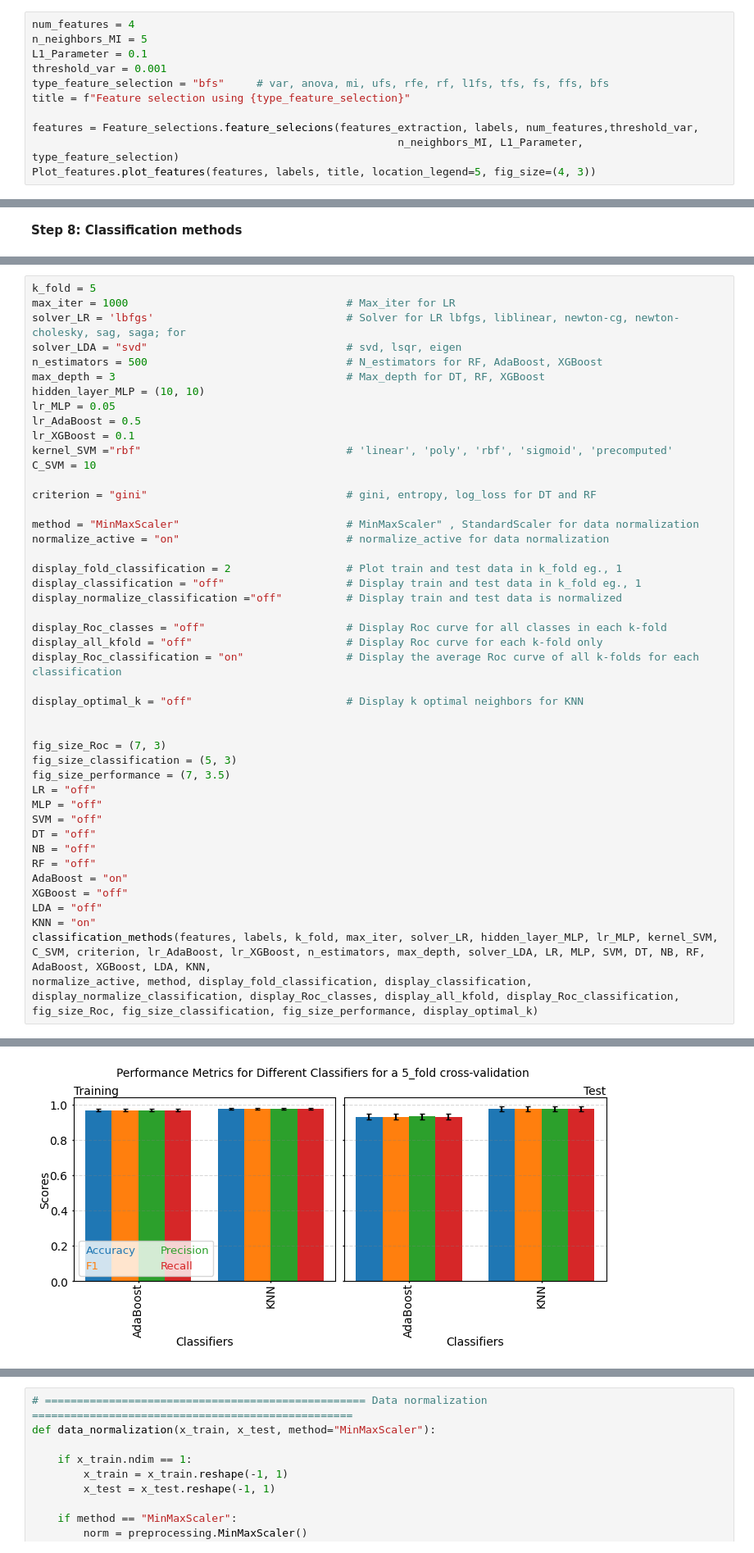
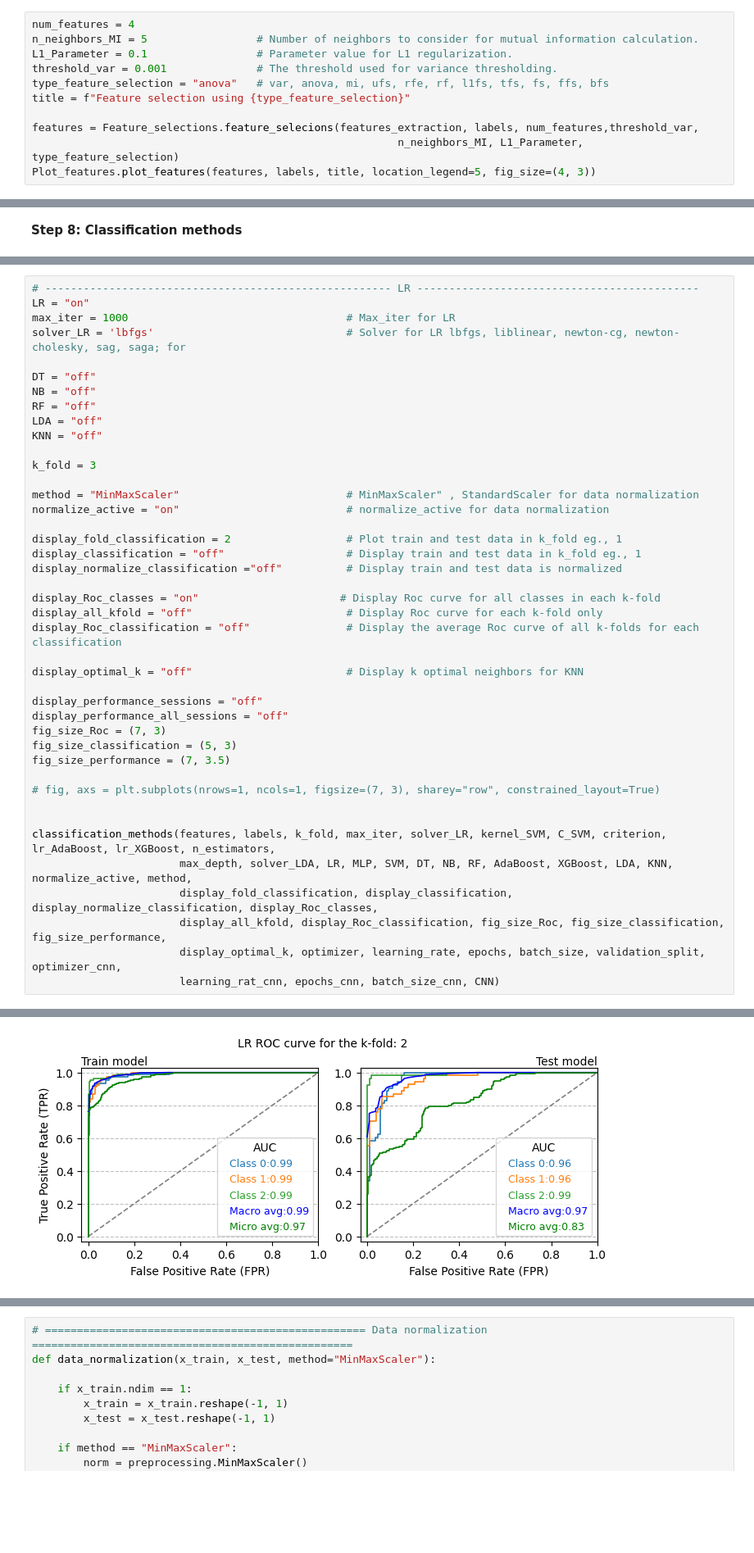
Before and after one commit to RezaSaadatyar/SSVEP-based-EEG-signal-processing, a Jupyter notebook: Code/Python/SSVEP.ipynb, the cells around one changed output, grey strips where cells are left out. Shown at 82% size. Drawn from its saved outputs; the diff is of its cells as text; blank space fills up the shorter version.

```diff
--- a/Code/Python/SSVEP.ipynb
+++ b/Code/Python/SSVEP.ipynb
@@ -615,10 +614,10 @@ Plot_features.plot_features(features_extraction, labels, title, location_legend=
   - Tree-based feature selection (TFS)
 # %%
 num_features = 4
-n_neighbors_MI = 5
-L1_Parameter = 0.1
-threshold_var = 0.001
-type_feature_selection = "bfs"     # var, anova, mi, ufs, rfe, rf, l1fs, tfs, fs, ffs, bfs
+n_neighbors_MI = 5                 # Number of neighbors to consider for mutual information calculation.
+L1_Parameter = 0.1                 # Parameter value for L1 regularization.
+threshold_var = 0.001              # The threshold used for variance thresholding.
+type_feature_selection = "anova"   # var, anova, mi, ufs, rfe, rf, l1fs, tfs, fs, ffs, bfs
 title = f"Feature selection using {type_feature_selection}"
 
 features = Feature_selections.feature_selecions(features_extraction, labels, num_features,threshold_var,
@@ -632,18 +660,16 @@ Plot_features.plot_features(features, labels, title, location_legend=5, fig_size
 # %%
-k_fold = 5
+# ------------------------------------------------------ LR --------------------------------------------
+LR = "on"
 max_iter = 1000                                  # Max_iter for LR
 solver_LR = 'lbfgs'                              # Solver for LR lbfgs, liblinear, newton-cg, newton-cholesky, sag, saga; for
-solver_LDA = "svd"                               # svd, lsqr, eigen
-n_estimators = 500                               # N_estimators for RF, AdaBoost, XGBoost
-max_depth = 3                                    # Max_depth for DT, RF, XGBoost
-hidden_layer_MLP = (10, 10)
-lr_MLP = 0.05
-lr_AdaBoost = 0.5
-lr_XGBoost = 0.1
-kernel_SVM ="rbf"                                # 'linear', 'poly', 'rbf', 'sigmoid', 'precomputed'
-C_SVM = 10
 
-criterion = "gini"                               # gini, entropy, log_loss for DT and RF
+DT = "off"
+NB = "off"
+RF = "off"
+LDA = "off"
+KNN = "off"
+
+k_fold = 3
 
 method = "MinMaxScaler"                          # MinMaxScaler" , StandardScaler for data normalization
 normalize_active = "on"                          # normalize_active for data normalization
@@ -652,26 +678,25 @@ display_fold_classification = 2                  # Plot train and test data in k
 display_classification = "off"                   # Display train and test data in k_fold eg., 1
 display_normalize_classification ="off"          # Display train and test data is normalized
 
-display_Roc_classes = "off"                      # Display Roc curve for all classes in each k-fold
+display_Roc_classes = "on"                      # Display Roc curve for all classes in each k-fold
 display_all_kfold = "off"                        # Display Roc curve for each k-fold only
-display_Roc_classification = "on"                # Display the average Roc curve of all k-folds for each classification
+display_Roc_classification = "off"               # Display the average Roc curve of all k-folds for each classification
 
 display_optimal_k = "off"                        # Display k optimal neighbors for KNN
 
-
+display_performance_sessions = "off"
+display_performance_all_sessions = "off"
 fig_size_Roc = (7, 3)
 fig_size_classification = (5, 3)
 fig_size_performance = (7, 3.5)
-LR = "off"
-MLP = "off"
-SVM = "off"
-DT = "off"
-NB = "off"
-RF = "off"
-AdaBoost = "on"
-XGBoost = "off"
-LDA = "off"
-KNN = "on"
-classification_methods(features, labels, k_fold, max_iter, solver_LR, hidden_layer_MLP, lr_MLP, kernel_SVM, C_SVM, criterion, lr_AdaBoost, lr_XGBoost, n_estimators, max_depth, solver_LDA, LR, MLP, SVM, DT, NB, RF, AdaBoost, XGBoost, LDA, KNN,
-normalize_active, method, display_fold_classification, display_classification, display_normalize_classification, display_Roc_classes, display_all_kfold, display_Roc_classification, fig_size_Roc, fig_size_classification, fig_size_performance, display_optimal_k)
+
+# fig, axs = plt.subplots(nrows=1, ncols=1, figsize=(7, 3), sharey="row", constrained_layout=True)
+
+
+classification_methods(features, labels, k_fold, max_iter, solver_LR, kernel_SVM, C_SVM, criterion, lr_AdaBoost, lr_XGBoost, n_estimators,
+                       max_depth, solver_LDA, LR, MLP, SVM, DT, NB, RF, AdaBoost, XGBoost, LDA, KNN,  normalize_active, method,
+                       display_fold_classification, display_classification, display_normalize_classification, display_Roc_classes,
+                       display_all_kfold, display_Roc_classification, fig_size_Roc, fig_size_classification, fig_size_performance,
+                       display_optimal_k, optimizer, learning_rate, epochs, batch_size, validation_split, optimizer_cnn,
+                       learning_rat_cnn, epochs_cnn, batch_size_cnn, CNN)
 # %% [output]
@@ -679 +704 @@ normalize_active, method, display_fold_classification, display_classification, d
-[figure, old version]
+[figure, new version]
```
Also changed, not shown: parts of 17 cells of this notebook.
